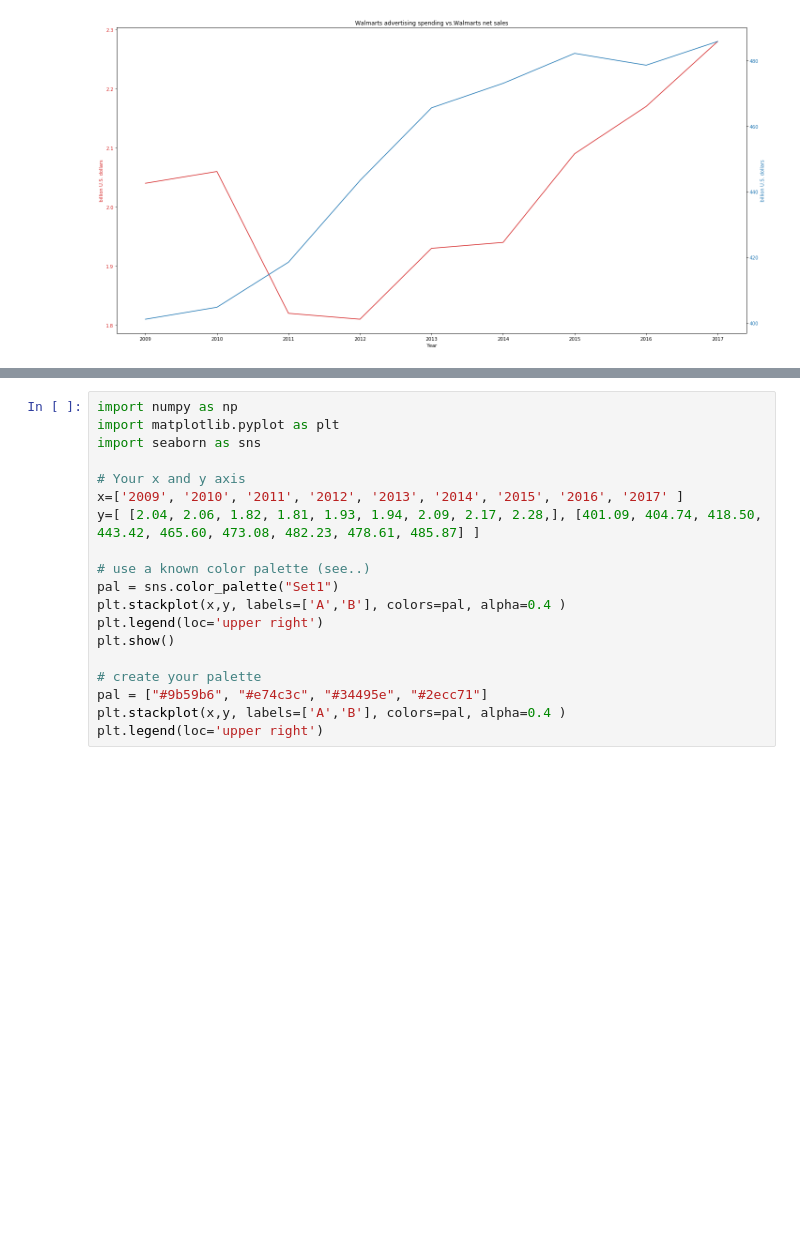
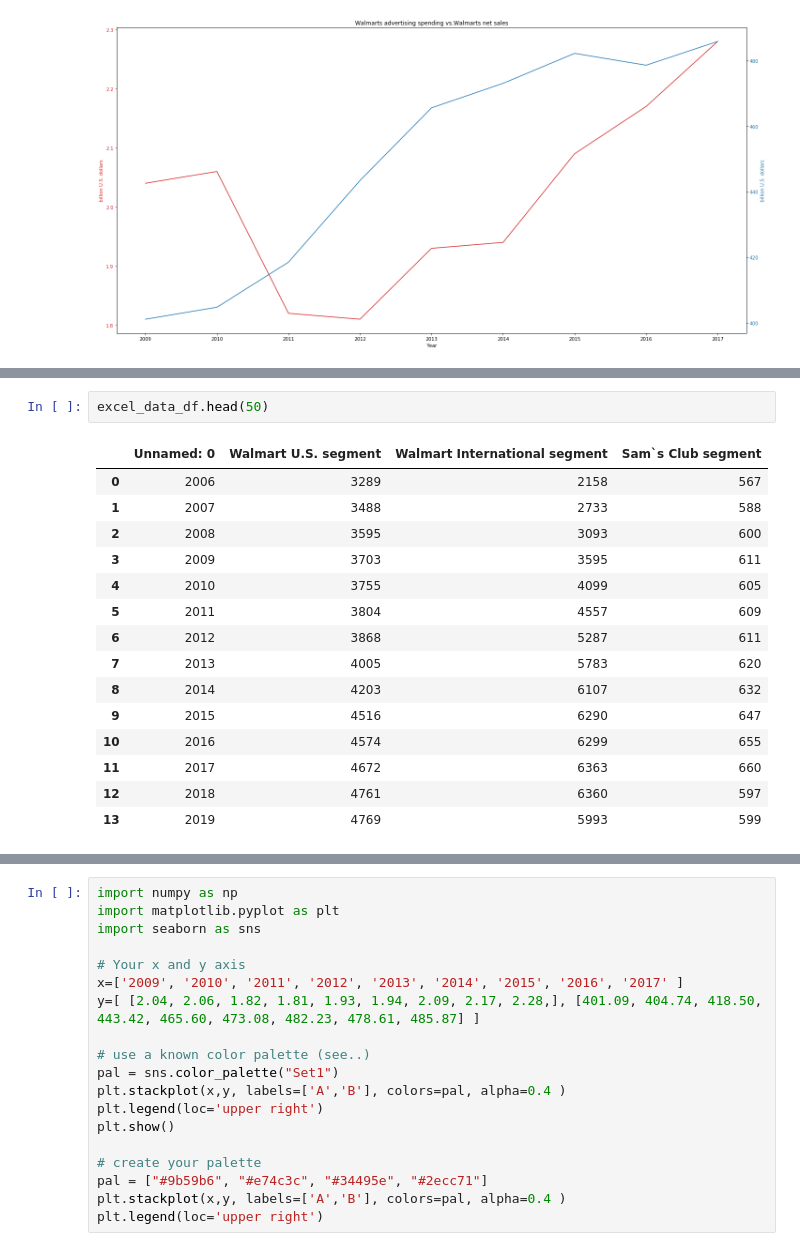
Before and after one commit to raphxcha/Open-data-project, a Jupyter notebook: WalmartOpenDataProject.ipynb, the cells around one changed output, grey strips where cells are left out. Saved outputs shown, nothing was run; the diff lists cells and outputs as text; blank space fills up the shorter version.

```diff
--- a/WalmartOpenDataProject.ipynb
+++ b/WalmartOpenDataProject.ipynb
@@ -379,0 +422,18 @@ plt.show()
+# %%
+excel_data_df.head(50)
+# %% [output]
+|  | Unnamed: 0 | Walmart U.S. segment | Walmart International segment | Sam`s Club segment |
+| 0 | 2006 | 3289 | 2158 | 567 |
+| 1 | 2007 | 3488 | 2733 | 588 |
+| 2 | 2008 | 3595 | 3093 | 600 |
+| 3 | 2009 | 3703 | 3595 | 611 |
+| 4 | 2010 | 3755 | 4099 | 605 |
+| 5 | 2011 | 3804 | 4557 | 609 |
+| 6 | 2012 | 3868 | 5287 | 611 |
+| 7 | 2013 | 4005 | 5783 | 620 |
+| 8 | 2014 | 4203 | 6107 | 632 |
+| 9 | 2015 | 4516 | 6290 | 647 |
+| 10 | 2016 | 4574 | 6299 | 655 |
+| 11 | 2017 | 4672 | 6363 | 660 |
+| 12 | 2018 | 4761 | 6360 | 597 |
+| 13 | 2019 | 4769 | 5993 | 599 |
```
Also changed, not shown: parts of 12 cells of this notebook, 1 other file.
